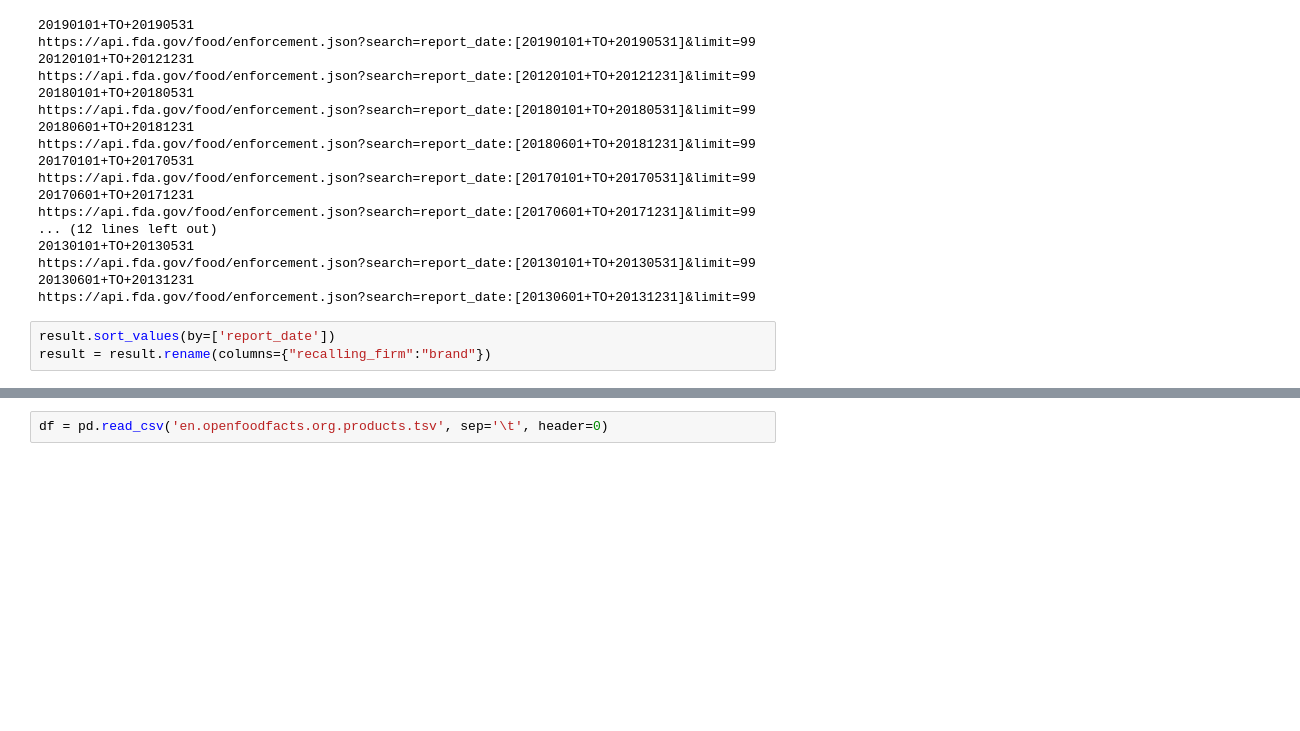
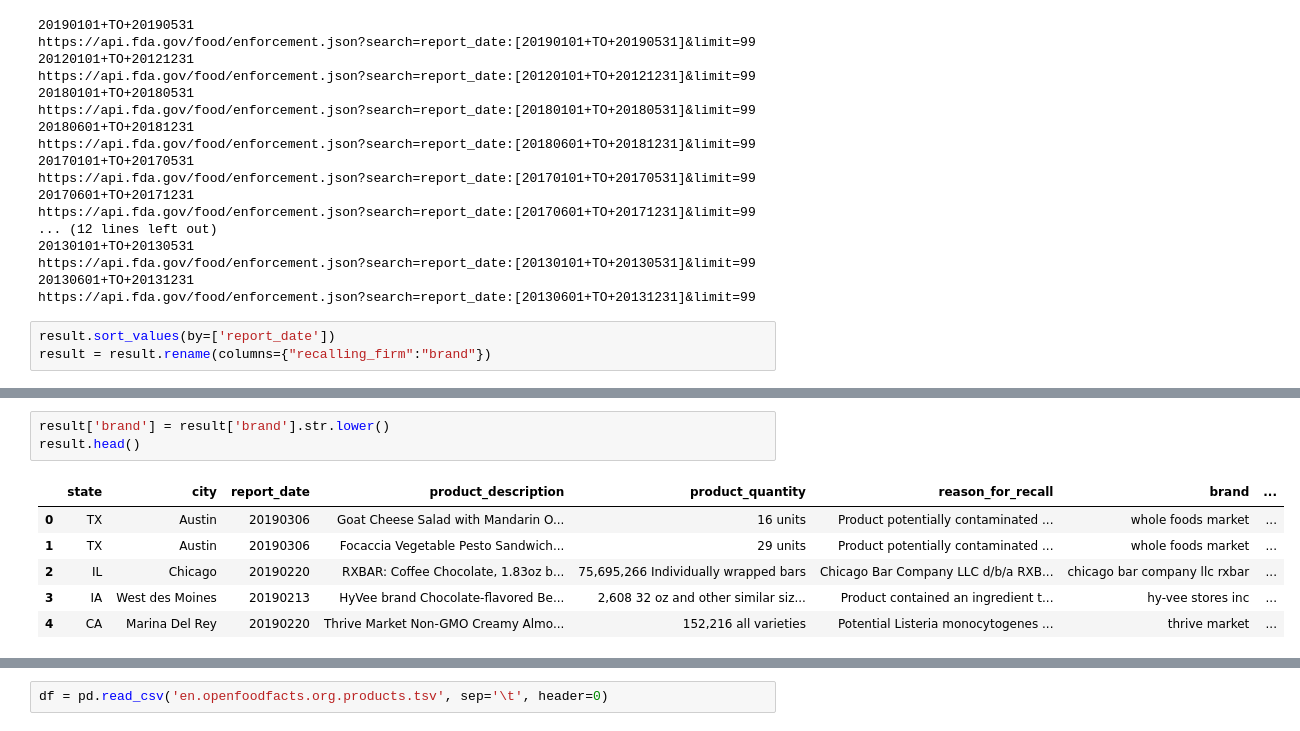
Before and after one commit to olegmrnv/food_recalls, a Jupyter notebook: final_data_cleaning.ipynb, the cells around one changed output, grey strips where cells are left out. Cells and saved outputs as stored; diff of their text form; blank space fills up the shorter version.

```diff
--- a/final_data_cleaning.ipynb
+++ b/final_data_cleaning.ipynb
@@ -52,3 +61,13 @@ result = result.rename(columns={"recalling_firm":"brand"})
+# %%
+result['brand'] = result['brand'].str.lower()
+result.head()
+# %% [output]
+|  | state | city | report_date | product_description | product_quantity | reason_for_recall | brand | ... |
+| 0 | TX | Austin | 20190306 | Goat Cheese Salad with Mandarin O... | 16 units | Product potentially contaminated ... | whole foods market | ... |
+| 1 | TX | Austin | 20190306 | Focaccia Vegetable Pesto Sandwich... | 29 units | Product potentially contaminated ... | whole foods market | ... |
+| 2 | IL | Chicago | 20190220 | RXBAR: Coffee Chocolate, 1.83oz b... | 75,695,266 Individually wrapped bars | Chicago Bar Company LLC d/b/a RXB... | chicago bar company llc rxbar | ... |
+| 3 | IA | West des Moines | 20190213 | HyVee brand Chocolate-flavored Be... | 2,608 32 oz and other similar siz... | Product contained an ingredient t... | hy-vee stores inc | ... |
+| 4 | CA | Marina Del Rey | 20190220 | Thrive Market Non-GMO Creamy Almo... | 152,216 all varieties | Potential Listeria monocytogenes ... | thrive market | ... |
 # %%
 brands = list(result.brand.unique())
 brands_df = pd.DataFrame(brands, columns=['brand'])
```
Also changed, not shown: parts of 11 cells of this notebook.
